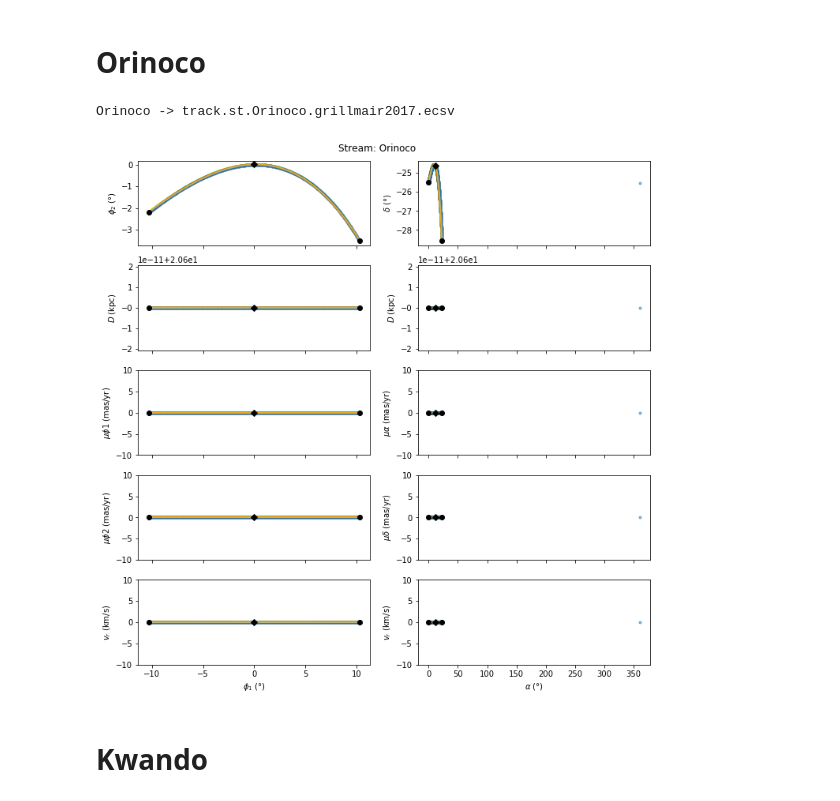
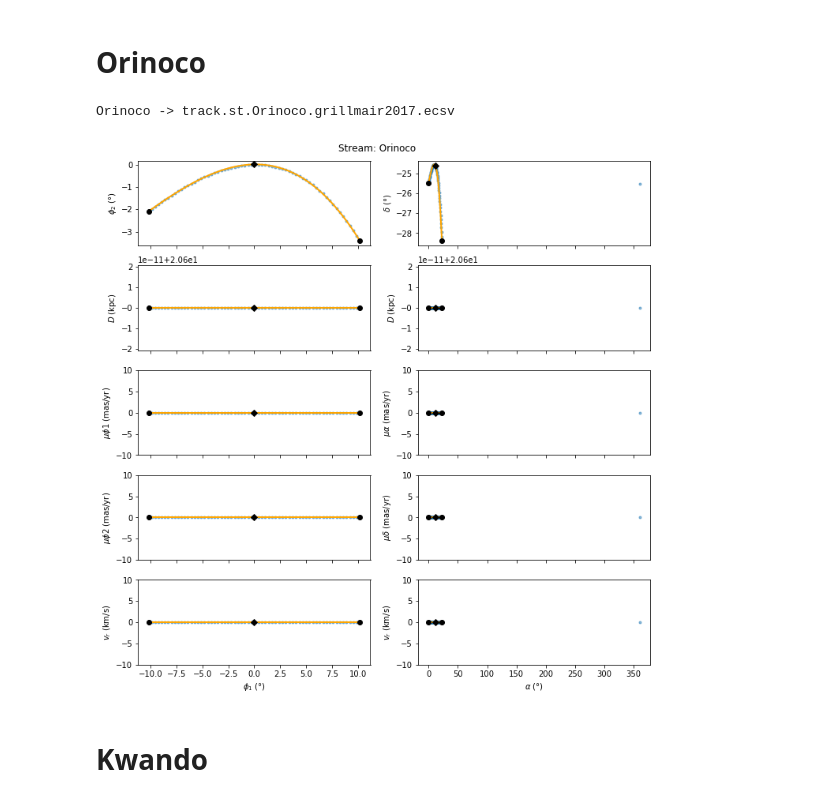
Before and after one commit to cmateu/galstreams, a Jupyter notebook: galstreams/tracks/standardized_tracks.ipynb, the cells around one changed output. Drawn from its saved outputs; the diff is of its cells as text; code cells hidden in the pictures.

Commit message:
new tracks first working version

```diff
--- a/galstreams/tracks/standardized_tracks.ipynb
+++ b/galstreams/tracks/standardized_tracks.ipynb
@@ -139,7 +141,9 @@ def save_track_ecsv(outfilen,track):
     astropy.io.ascii.write(t, format='ecsv', delimiter=',', output=outfilen, overwrite=True, fast_writer=False)
 
 
-def save_summary_ecsv(outfilen, track_end_points, track_mid_point, mid_pole, StreamName="0", StreamShortName="0"):
+def save_summary_ecsv(outfilen, track_end_points, track_mid_point, mid_pole, StreamName="0", StreamShortName="0", InfoFlags="0000"):
+
+    #InfoFlags "XYZW": X=0 : track is assumed to be great circle (i.e. no detailed celestial track info). Y,Z,W=0: no distance, pm vrad gradient info respectively.
 
     #Save track summary - one line per stream. Yes, I prefer this. That way each stream's summary can be independently updated.
     #ofilesn = f"{ofileroot}.summary.ecsv"
@@ -147,7 +151,7 @@ def save_summary_ecsv(outfilen, track_end_points, track_mid_point, mid_pole, Str
     names.update(track_end_points.get_representation_component_names('s'))
 
 
-    tr_summary = dict(StreamName=np.array([StreamName,]), StreamShortName=np.array([StreamShortName,]))
+    tr_summary = dict(StreamName=np.array([StreamName,]), StreamShortName=np.array([StreamShortName,]), InfoFlags=np.array([InfoFlags,]) )
     lnames = [ "end_o."+k for k in names]
     tr_summary.update({l: getattr(track_end_points[:1], k) for k,l in zip(names,lnames)})
     lnames = [ "end_f."+k for k in names]
@@ -230,7 +234,7 @@ def stream_plot_card(sc, stream_fr, axs, plotkwds={}, show_labels=False, show_gr
 
     #return f, axs
 # %%
-def generate_track_from_points_plot_and_store(obs, Name, Ref, mid_point=None, stream_frame=None, deg=3, ShortName=None,
+def generate_track_from_points_plot_and_store(obs, Name, Ref, mid_point=None, stream_frame=None, deg=3, ShortName=None, InfoFlags="0000",
                                               clf=True, plot_obs=True, plot_ext=".st", verbose=True, return_track=False, return_all=False, do_not_store=False):
     '''
         Generate track from points, plot it and store track and track summary in ecsv files
@@ -261,7 +265,7 @@ def generate_track_from_points_plot_and_store(obs, Name, Ref, mid_point=None, st
         save_track_ecsv(f"{ofileroot}.ecsv",track)
 
         #Save track summary - one line per stream. Yes, I prefer this. That way each stream's summary can be independently updated.
-        save_summary_ecsv(ofilesn, track_end_points, track_mid_point, mid_pole, StreamName=Name, StreamShortName=ShortName )
+        save_summary_ecsv(ofilesn, track_end_points, track_mid_point, mid_pole, StreamName=Name, StreamShortName=ShortName, InfoFlags=InfoFlags)
 
     #While we're at it. Make plot and save
     if do_not_store: saveplot=False
@@ -883,27 +852,27 @@ Molonglo -> track.st.Molonglo.grillmair2017b.ecsv
 Orinoco
 =====
 # %%
-ra = np.linspace(0.,360.,10000)
+ra = np.linspace(0.,360.,1000)
 dec = -25.5146 + 0.1672*ra -0.003827*ra**2 -0.0002835*ra**3 -5.3133e-6*ra**4
 ra,dec=ra[np.abs(dec)<=90],dec[np.abs(dec)<=90]
 maskb=(ra>(360-36)) | (ra<23)
 ra,dec=ra[maskb],dec[maskb]
 zeros=np.zeros(ra.size)
 width=40.*u.arcmin #G17b
 D = 20.6+zeros #G17b
 #Fd = scipy.interpolate.interp1d([dec[-1],dec[0]],[18.5,23.],kind='linear',bounds_error=False)
 #D = Fd(dec)*u.kpc    #Ro,Rf are passed in kpc
 
 Ref = "grillmair2017"
 Name,ShortName= "Orinoco","Ori"
 
 obs = ac.SkyCoord(ra=ra*u.deg, dec=dec*u.deg, distance=D*u.kpc, frame='fk5',
                  pm_ra_cosdec=zeros*u.mas/u.yr, pm_dec=zeros*u.mas/u.yr)
 
-generate_track_from_points_plot_and_store(obs, Name, Ref, mid_point=None, ShortName=ShortName, clf=False, plot_obs=True)
+generate_track_from_points_plot_and_store(obs, Name, Ref, mid_point=None, ShortName=ShortName, clf=False, plot_obs=True, InfoFlags="1000")
 # %% [output]
 Orinoco -> track.st.Orinoco.grillmair2017.ecsv
-[figure, old version]
+[figure, new version]
 # %% [markdown]
 Kwando
 =====
```
Also changed, not shown: parts of 35 cells of this notebook, 4 other files.
